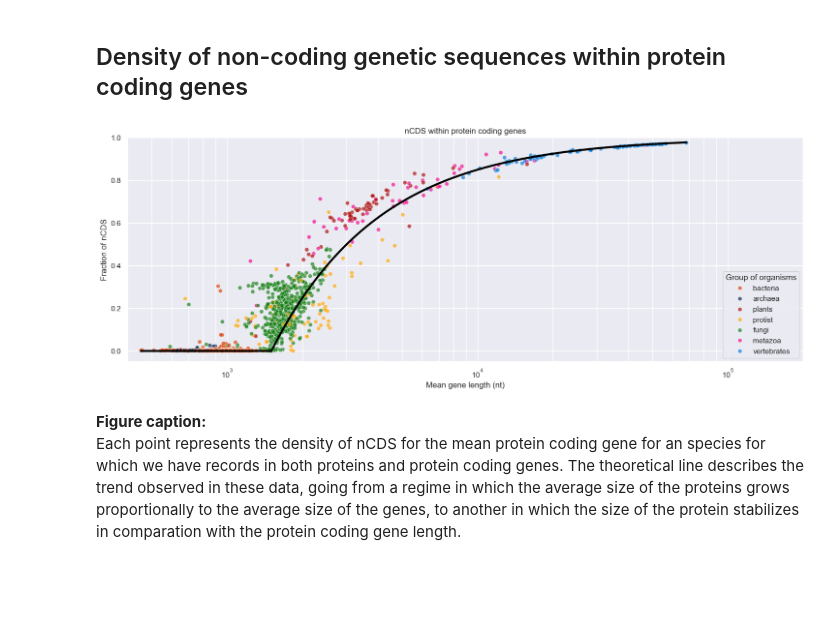
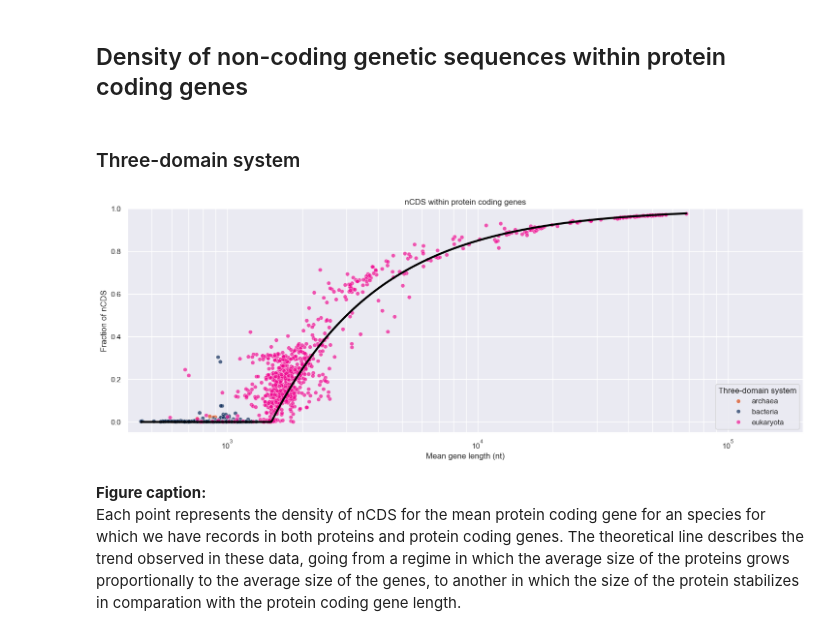
Before and after one commit to emuro/EM_probando, a Jupyter notebook: main_work/rho_nCDS_within_protCodGenes_lengths.ipynb, the cells around one changed output. Saved outputs shown, nothing was run; the diff lists cells and outputs as text; code cells hidden in the pictures; blank space fills up the shorter version.

```diff
--- a/main_work/rho_nCDS_within_protCodGenes_lengths.ipynb
+++ b/main_work/rho_nCDS_within_protCodGenes_lengths.ipynb
@@ -76,7 +76,7 @@ if BOOL_QUALITY == "ONLY_HIGH_QUALITY_GENOMES":
 # %%
 # FUNCTIONS
 ###########
-def plot__rho_within_genes(df2plot, col_x, col_y, x_lab, y_lab, title):
+def plot__rho_within_genes(df2plot, col_x, col_y, x_lab, y_lab, title, legend):
     # limits and tick-breaks
     x_limits = [400,200000]
     y_limits = [-0.05, 1]
@@ -94,16 +94,20 @@ def plot__rho_within_genes(df2plot, col_x, col_y, x_lab, y_lab, title):
     ax.set_ylabel(y_lab)
     ax.set_title(title)
 
-    #colours = ['#D83B01', '#A80000', '#FFA500', '#107C10','#EF008C', '#0078D7', '#B4009E']
-    colours = c.OLD_COLOR_ORG_GROUPS
-    sns.scatterplot(data=df2plot, x=col_x, y=col_y, hue='Group of organisms', sizes=(2), alpha=.65,
-                    palette = colours)
+    ####colours = ['#D83B01', '#A80000', '#FFA500', '#107C10','#EF008C', '#0078D7', '#B4009E']
+    ###colours = c.OLD_COLOR_ORG_GROUPS
+
+    palette_colors = c.OLD_COLOR_ORG_GROUPS
+    if (legend =='Three-domain system'):
+        palette_colors = c.COLOR_KINGDOMS
+    sns.scatterplot(data=df2plot, x=col_x, y=col_y, hue=legends_by, sizes=(2), alpha=.65,
+                    palette = palette_colors)
 
     X_plot = np.linspace(min(df2plot[col_x].to_list()), max(df2plot[col_x].to_list()), 5000)
     Y_plot = np.where(X_plot <= 1500, 0, (1 - 3 * 500/ X_plot))
     plt.plot(X_plot, Y_plot, color='black', linewidth=3)
 
-    plt.legend(loc='lower right', title='Group of organisms')
+    plt.legend(loc='lower right', title=legend)
     plt.show()
 # %% [markdown]
 ## Density of non-coding genetic sequences within protein coding genes
@@ -114,16 +118,23 @@ merged["theoretical"]  = np.where(merged["genes_mean"] <= 1500, 0, (1 - 3 * 500/
 df2plot = merged
 col_x = "genes_mean"
 col_y = "rho"
-legends_by = "Group of organisms"
-if 0:
-    display(df2plot.head(2))
 the_title = "nCDS within protein coding genes"
 x_lab = "Mean gene length (nt)"
 y_lab = "Fraction of nCDS"
-
-plot__rho_within_genes(df2plot, col_x, col_y, x_lab, y_lab, the_title)
-# %% [output]
-[figure, removed]
+# %% [markdown]
+### Three-domain system
+# %%
+if BOOL_ALSO_THREE_DOMAIN_SYSTEM:
+    legends_by = "Three-domain system"
+    # Sort
+    df2plot[legends_by] = pd.Categorical(df2plot[legends_by],
+                                        categories=c.ORG_KINGDOMS,
+                                        ordered=True)
+    df2plot.sort_values(legends_by, inplace=True)
+    # plot
+    plot__rho_within_genes(df2plot, col_x, col_y, x_lab, y_lab, the_title, legends_by)
+# %% [output]
+[figure, added]
 # %% [markdown]
 **Figure caption:**
 Each point represents the density of nCDS for the mean protein coding gene for an species for which we have records in both proteins and protein coding genes. The theoretical line describes the trend observed in these data, going from a regime in which the average size of the proteins grows proportionally to the average size of the genes, to another in which the size of the protein stabilizes in comparation with the protein coding gene length.
```
Also changed, not shown: parts of 3 cells of this notebook, 11 other files.
